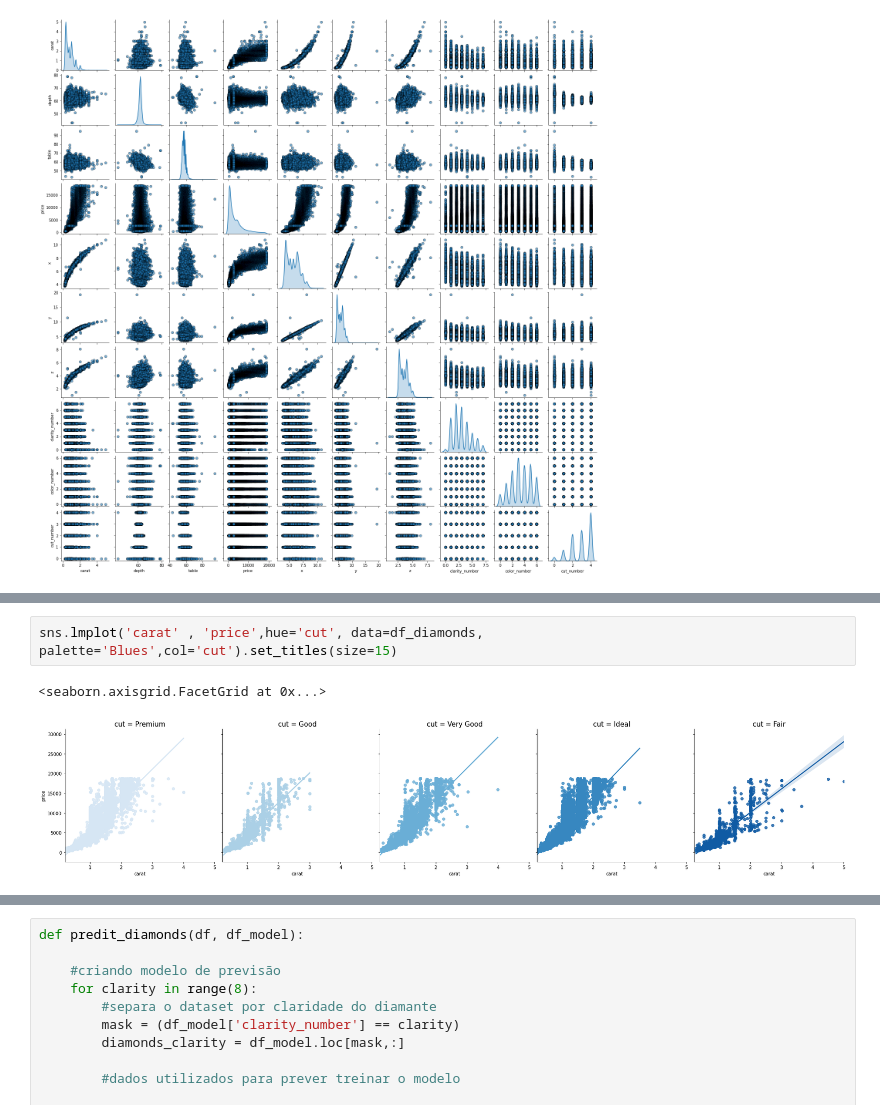
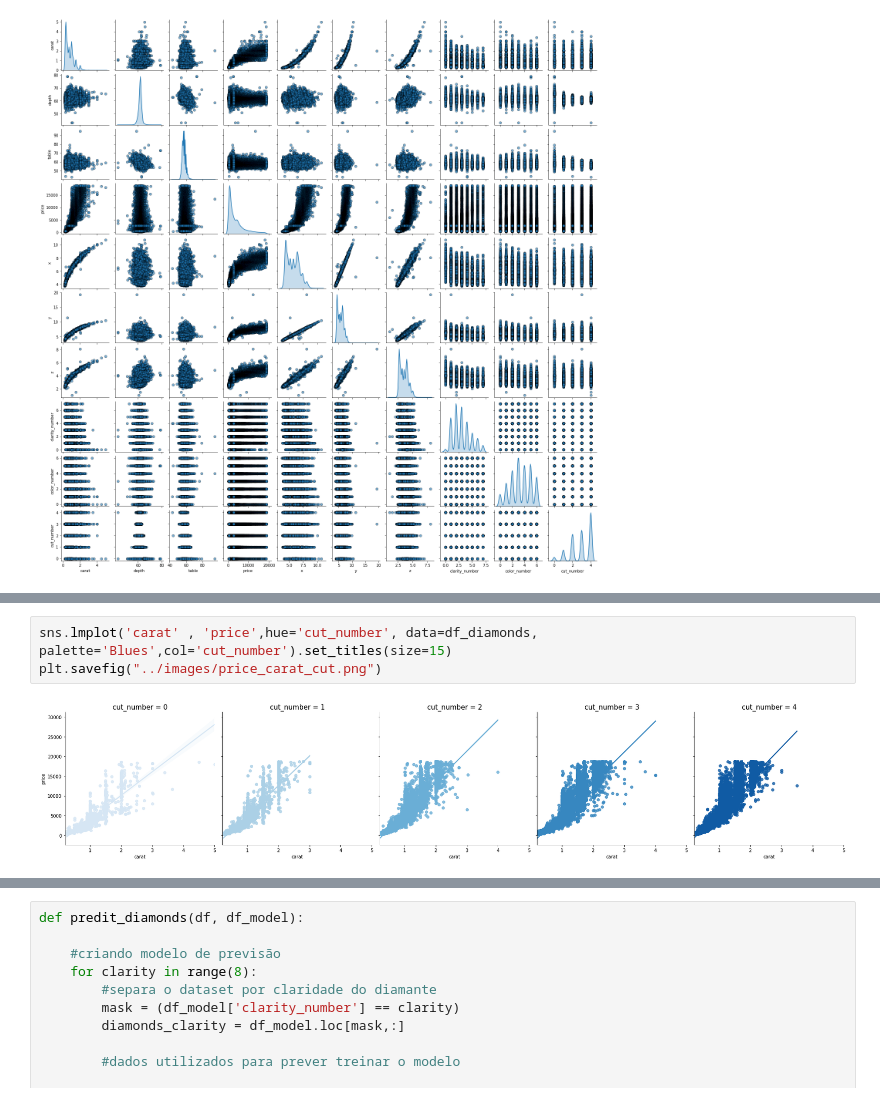
Before and after one commit to Guilhermegcz/diamonds-price, a Jupyter notebook: diamonds-price/diamonds-price.ipynb, the cells around one changed output, grey strips where cells are left out. Cells and saved outputs as stored; diff of their text form.

```diff
--- a/diamonds-price/diamonds-price.ipynb
+++ b/diamonds-price/diamonds-price.ipynb
@@ -247,7 +256,7 @@ sns.lmplot('carat' , 'price',hue='color', data=df_diamonds, palette='Greens',col
 # %%
-sns.lmplot('carat' , 'price',hue='cut', data=df_diamonds, palette='Blues',col='cut').set_titles(size=15)
+sns.lmplot('carat' , 'price',hue='cut_number', data=df_diamonds, palette='Blues',col='cut_number').set_titles(size=15)
+plt.savefig("../images/price_carat_cut.png")
 # %% [output]
-<seaborn.axisgrid.FacetGrid at 0x...>
-[figure, old version]
+[figure, new version]
 # %%
 plt.figure(figsize=(10, 10))
```
Also changed, not shown: parts of 39 cells of this notebook, 8 other files.
